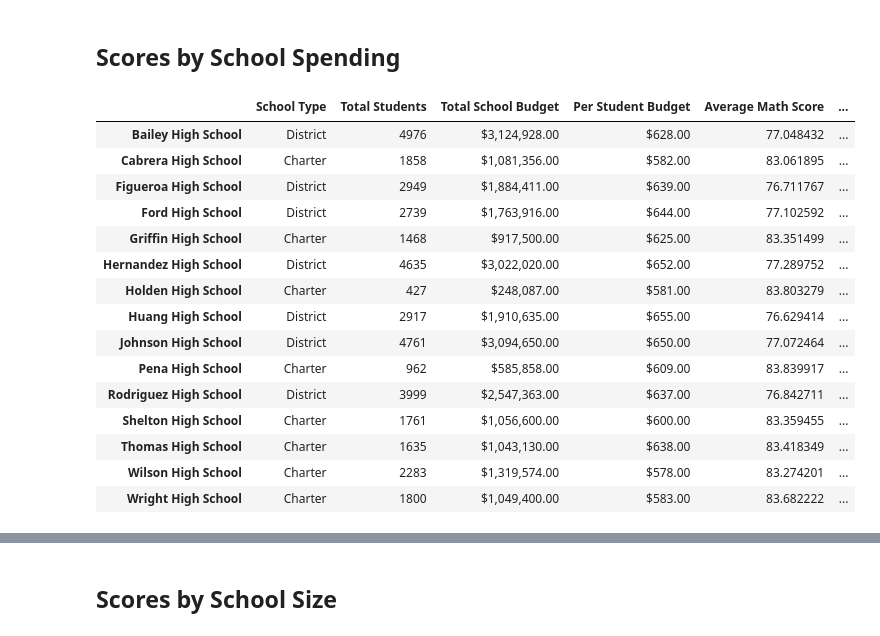
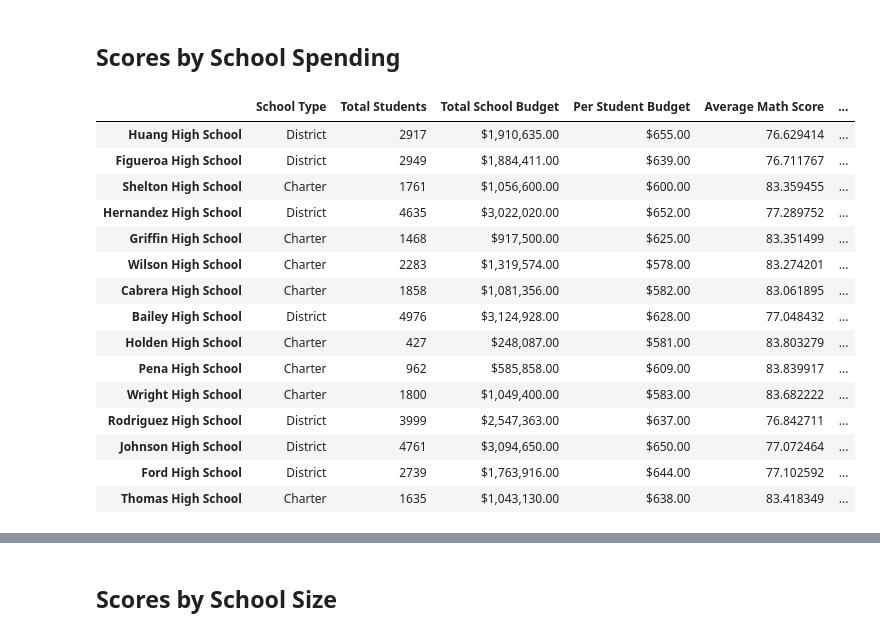
Before and after one commit to pixare7/pandas-challenge, a Jupyter notebook: PyCitySchools/PyCitySchools.ipynb, the cells around one changed output, grey strips where cells are left out. Saved outputs shown, nothing was run; the diff lists cells and outputs as text; code cells hidden in the pictures.

```diff
--- a/PyCitySchools/PyCitySchools.ipynb
+++ b/PyCitySchools/PyCitySchools.ipynb
@@ -232,4 +235,5 @@ per_school_reading =
 # %%
 # Calculate the number of students per school with math scores of 70 or higher from school_data_complete
-students_passing_math =
-school_students_passing_math =
+students_passing_math = school_data_complete[school_data_complete['math_score'] >= 70]
+school_students_passing_math = students_passing_math.groupby('school_name').size()
+school_students_passing_math
@@ -236,4 +258,5 @@ school_students_passing_math =
 # %%
 # Calculate the number of students per school with reading scores of 70 or higher from school_data_complete
-students_passing_reading =
-school_students_passing_reading =
+students_passing_reading = school_data_complete[school_data_complete['reading_score'] >= 70]
+school_students_passing_reading = students_passing_reading.groupby('school_name').size()
+school_students_passing_reading
@@ -250,13 +310,19 @@ per_school_passing_reading = school_students_passing_reading / per_school_counts
 overall_passing_rate = school_students_passing_math_and_reading / per_school_counts * 100
 # %%
 # Create a DataFrame called `per_school_summary` with columns for the calculations above.
-per_school_summary =
+per_school_summary = pd.concat([school_types, per_school_counts, per_school_budget, per_capita_spending, per_school_math,
+                              per_school_reading, per_school_passing_math, per_school_passing_reading, overall_passing_rate], axis=1,
+                               keys=['School Type', 'Total Students', 'Total School Budget', 'Per Student Budget', 'Average Math Score',
+                                     'Average Reading Score', '% Passing Math', '% Passing Reading', '% Overall Passing'])
+
+per_school_summary.index.name = None
 
 # Formatting
-per_school_summary["Total School Budget"] = per_school_summary["Total School Budget"].map("${:,.2f}".format)
-per_school_summary["Per Student Budget"] = per_school_summary["Per Student Budget"].map("${:,.2f}".format)
+per_school_summary_copy = per_school_summary.copy()
+per_school_summary_copy["Total School Budget"] = per_school_summary["Total School Budget"].map("${:,.2f}".format)
+per_school_summary_copy["Per Student Budget"] = per_school_summary["Per Student Budget"].map("${:,.2f}".format)
 
-# Display the DataFrame
-per_school_summary
+# Display DataFrame
+per_school_summary_copy.head()
 # %% [output]
 |  | School Type | Total Students | Total School Budget | Per Student Budget | Average Math Score | ... |
@@ -387,31 +445,38 @@ reading_scores_by_grade
 # %%
 # Establish the bins
 spending_bins = [0, 585, 630, 645, 680]
-labels = ["<$585", "$585-630", "$630-645", "$645-680"]
+spending_labels = ["<$585", "$585-$630", "$630-$645", "$645-$680"]
 # %%
 # Create a copy of the school summary since it has the "Per Student Budget"
 school_spending_df = per_school_summary.copy()
 # %%
 # Use `pd.cut` to categorize spending based on the bins.
-school_spending_df["Spending Ranges (Per Student)"] =
-school_spending_df
+school_spending_df["Spending Ranges (Per Student)"] = pd.cut(school_spending_df["Per Student Budget"], bins=spending_bins, labels=spending_labels,
+                                                            right=False)
+
+# Formatting
+school_spending_df_copy = school_spending_df.copy()
+school_spending_df_copy["Total School Budget"] = school_spending_df_copy["Total School Budget"].map("${:,.2f}".format)
+school_spending_df_copy["Per Student Budget"] = school_spending_df_copy["Per Student Budget"].map("${:,.2f}".format)
+
+school_spending_df_copy
 # %% [output]
 |  | School Type | Total Students | Total School Budget | Per Student Budget | Average Math Score | ... |
+| Huang High School | District | 2917 | $1,910,635.00 | $655.00 | 76.629414 | ... |
+| Figueroa High School | District | 2949 | $1,884,411.00 | $639.00 | 76.711767 | ... |
+| Shelton High School | Charter | 1761 | $1,056,600.00 | $600.00 | 83.359455 | ... |
+| Hernandez High School | District | 4635 | $3,022,020.00 | $652.00 | 77.289752 | ... |
+| Griffin High School | Charter | 1468 | $917,500.00 | $625.00 | 83.351499 | ... |
+| Wilson High School | Charter | 2283 | $1,319,574.00 | $578.00 | 83.274201 | ... |
+| Cabrera High School | Charter | 1858 | $1,081,356.00 | $582.00 | 83.061895 | ... |
 | Bailey High School | District | 4976 | $3,124,928.00 | $628.00 | 77.048432 | ... |
-| Cabrera High School | Charter | 1858 | $1,081,356.00 | $582.00 | 83.061895 | ... |
-| Figueroa High School | District | 2949 | $1,884,411.00 | $639.00 | 76.711767 | ... |
+| Holden High School | Charter | 427 | $248,087.00 | $581.00 | 83.803279 | ... |
+| Pena High School | Charter | 962 | $585,858.00 | $609.00 | 83.839917 | ... |
+| Wright High School | Charter | 1800 | $1,049,400.00 | $583.00 | 83.682222 | ... |
+| Rodriguez High School | District | 3999 | $2,547,363.00 | $637.00 | 76.842711 | ... |
+| Johnson High School | District | 4761 | $3,094,650.00 | $650.00 | 77.072464 | ... |
 | Ford High School | District | 2739 | $1,763,916.00 | $644.00 | 77.102592 | ... |
-| Griffin High School | Charter | 1468 | $917,500.00 | $625.00 | 83.351499 | ... |
-| Hernandez High School | District | 4635 | $3,022,020.00 | $652.00 | 77.289752 | ... |
-| Holden High School | Charter | 427 | $248,087.00 | $581.00 | 83.803279 | ... |
-| Huang High School | District | 2917 | $1,910,635.00 | $655.00 | 76.629414 | ... |
-| Johnson High School | District | 4761 | $3,094,650.00 | $650.00 | 77.072464 | ... |
-| Pena High School | Charter | 962 | $585,858.00 | $609.00 | 83.839917 | ... |
-| Rodriguez High School | District | 3999 | $2,547,363.00 | $637.00 | 76.842711 | ... |
-| Shelton High School | Charter | 1761 | $1,056,600.00 | $600.00 | 83.359455 | ... |
 | Thomas High School | Charter | 1635 | $1,043,130.00 | $638.00 | 83.418349 | ... |
-| Wilson High School | Charter | 2283 | $1,319,574.00 | $578.00 | 83.274201 | ... |
-| Wright High School | Charter | 1800 | $1,049,400.00 | $583.00 | 83.682222 | ... |
 # %%
 #  Calculate averages for the desired columns.
 spending_math_scores = school_spending_df.groupby(["Spending Ranges (Per Student)"])["Average Math Score"].mean()
```
Also changed, not shown: parts of 31 cells of this notebook.
